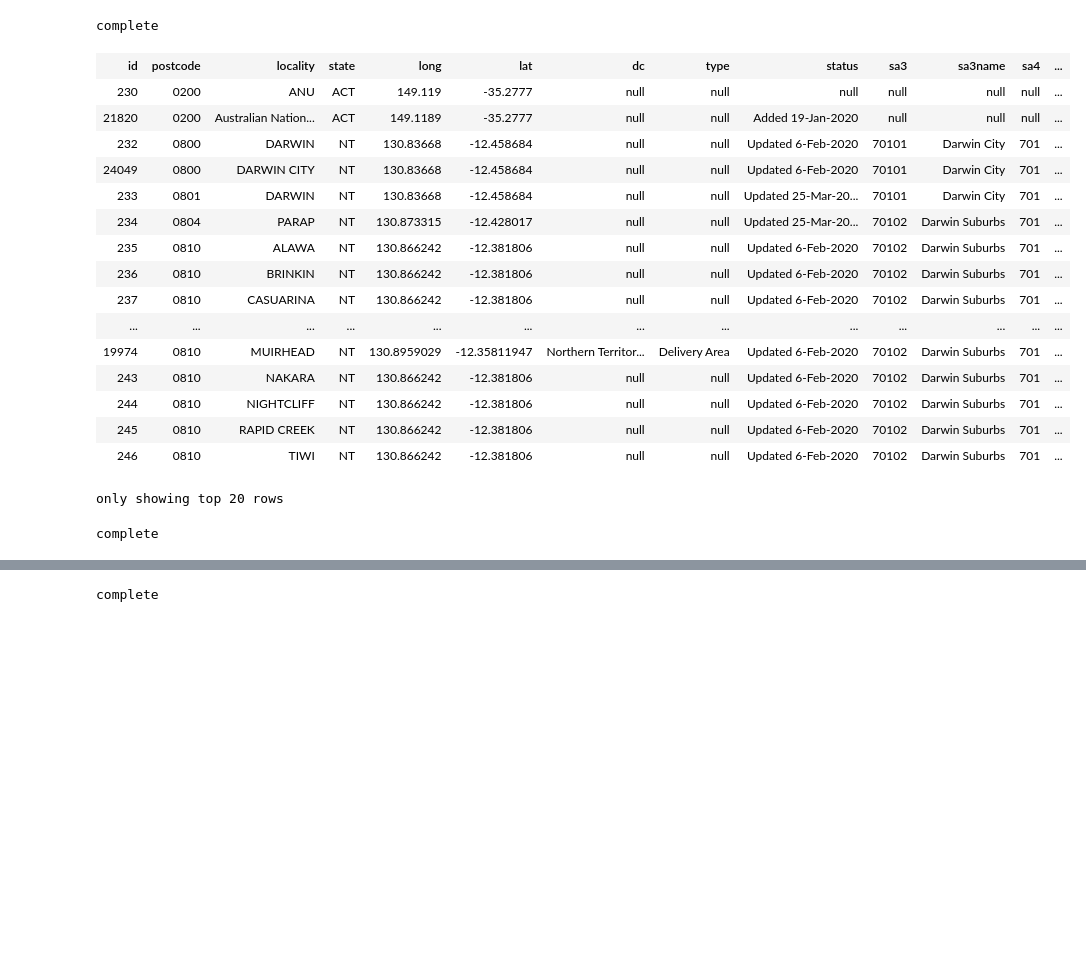
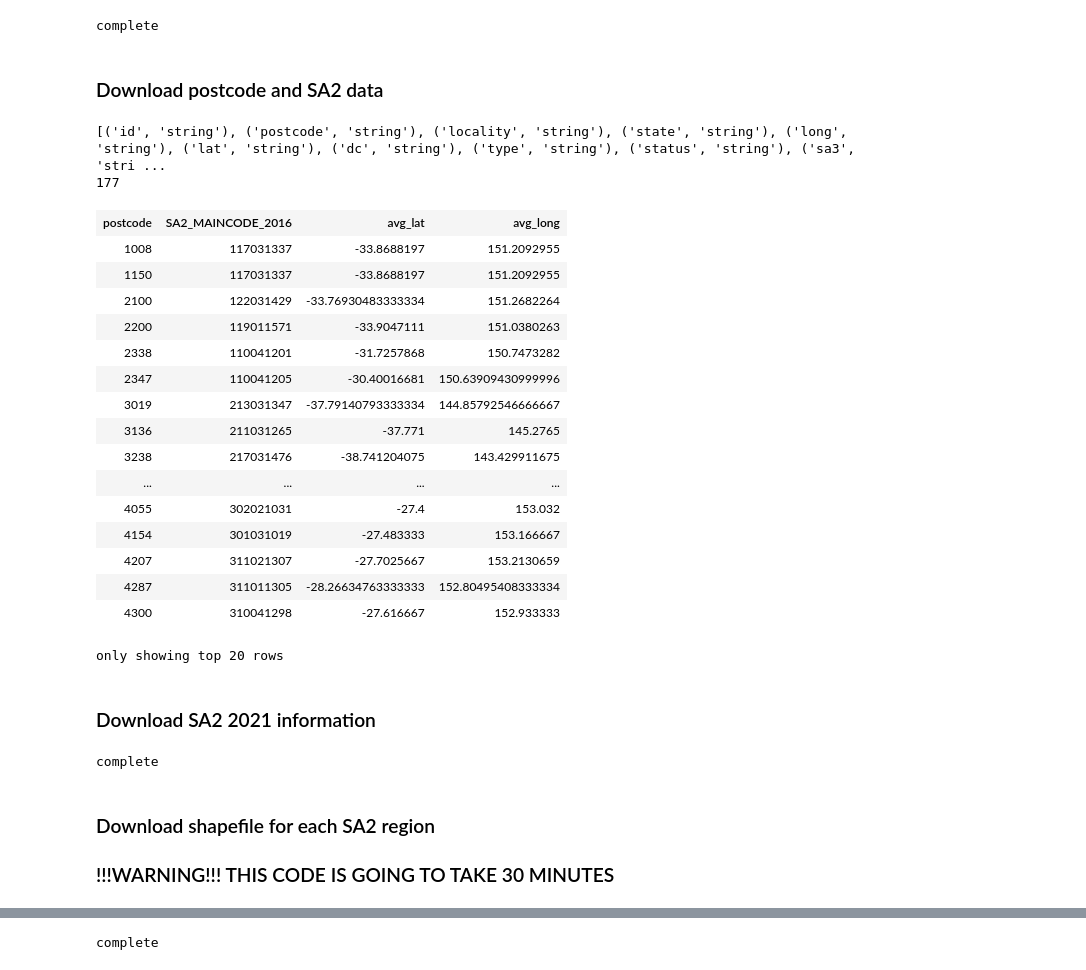
Before and after one commit to MAST30034-Applied-Data-Science/generic-buy-now-pay-later-project-group-16-project2-fighting-group, a Jupyter notebook: notebooks/Read_external_data.ipynb, the cells around one changed output, grey strips where cells are left out. Saved outputs shown, nothing was run; the diff lists cells and outputs as text; code cells hidden in the pictures; blank space fills up the shorter version.

```diff
--- a/notebooks/Read_external_data.ipynb
+++ b/notebooks/Read_external_data.ipynb
@@ -58,27 +69,47 @@ complete
 files = zipfile.ZipFile('../data/outer/total_pto2.zip','r')
 for file in files.namelist():
     files.extract(file, f"../data/outer/total_pto2")
+# %% [markdown]
+### Download postcode and SA2 data
 # %%
-post_sa2= spark.read.option("header",True).csv('../data/outer/total_pto2/matthewproctor-australianpostcodes-6f8a994/australian_postcodes.csv') #read the parquet
+post_sa2= spark.read.option("header",True).csv('../data/outer/total_pto2/matthewproctor-australianpostcodes-6f8a994/australian_postcodes.csv')
+print(post_sa2.dtypes)
+post_sa2 = post_sa2.select("id", "postcode", "Lat_precise", "Long_precise", "SA2_MAINCODE_2016")
+print(post_sa2.count() - post_sa2.na.drop().count())
+post_sa2 = post_sa2.na.drop()
+#177 rows with nulls dropped
+
+#get the average latitude and longitude of the postcode if it have duplicates
+post_sa2 = post_sa2\
+    .withColumn("Lat_double", post_sa2["Lat_precise"].cast("double"))\
+    .withColumn("Long_double", post_sa2["Long_precise"].cast("double"))
+post_sa2 = post_sa2\
+    .groupBy("postcode", "SA2_MAINCODE_2016")\
+    .agg(F.avg("Lat_double").alias("avg_lat"), F.avg("Long_double").alias("avg_long"))
+
 post_sa2
 # %% [output]
+[('id', 'string'), ('postcode', 'string'), ('locality', 'string'), ('state', 'string'), ('long', 'string'), ('lat', 'string'), ('dc', 'string'), ('type', 'string'), ('status', 'string'), ('sa3', 'stri ...
+177
-| id | postcode | locality | state | long | lat | dc | type | status | sa3 | sa3name | sa4 | ... |
-| 230 | 0200 | ANU | ACT | 149.119 | -35.2777 | null | null | null | null | null | null | ... |
-| 21820 | 0200 | Australian Nation... | ACT | 149.1189 | -35.2777 | null | null | Added 19-Jan-2020 | null | null | null | ... |
-| 232 | 0800 | DARWIN | NT | 130.83668 | -12.458684 | null | null | Updated 6-Feb-2020 | 70101 | Darwin City | 701 | ... |
-| 24049 | 0800 | DARWIN CITY | NT | 130.83668 | -12.458684 | null | null | Updated 6-Feb-2020 | 70101 | Darwin City | 701 | ... |
-| 233 | 0801 | DARWIN | NT | 130.83668 | -12.458684 | null | null | Updated 25-Mar-20... | 70101 | Darwin City | 701 | ... |
-| 234 | 0804 | PARAP | NT | 130.873315 | -12.428017 | null | null | Updated 25-Mar-20... | 70102 | Darwin Suburbs | 701 | ... |
-| 235 | 0810 | ALAWA | NT | 130.866242 | -12.381806 | null | null | Updated 6-Feb-2020 | 70102 | Darwin Suburbs | 701 | ... |
-| 236 | 0810 | BRINKIN | NT | 130.866242 | -12.381806 | null | null | Updated 6-Feb-2020 | 70102 | Darwin Suburbs | 701 | ... |
-| 237 | 0810 | CASUARINA | NT | 130.866242 | -12.381806 | null | null | Updated 6-Feb-2020 | 70102 | Darwin Suburbs | 701 | ... |
-| ... | ... | ... | ... | ... | ... | ... | ... | ... | ... | ... | ... | ... |
-| 19974 | 0810 | MUIRHEAD | NT | 130.8959029 | -12.35811947 | Northern Territor... | Delivery Area | Updated 6-Feb-2020 | 70102 | Darwin Suburbs | 701 | ... |
-| 243 | 0810 | NAKARA | NT | 130.866242 | -12.381806 | null | null | Updated 6-Feb-2020 | 70102 | Darwin Suburbs | 701 | ... |
-| 244 | 0810 | NIGHTCLIFF | NT | 130.866242 | -12.381806 | null | null | Updated 6-Feb-2020 | 70102 | Darwin Suburbs | 701 | ... |
-| 245 | 0810 | RAPID CREEK | NT | 130.866242 | -12.381806 | null | null | Updated 6-Feb-2020 | 70102 | Darwin Suburbs | 701 | ... |
-| 246 | 0810 | TIWI | NT | 130.866242 | -12.381806 | null | null | Updated 6-Feb-2020 | 70102 | Darwin Suburbs | 701 | ... |
+| postcode | SA2_MAINCODE_2016 | avg_lat | avg_long |
+| 1008 | 117031337 | -33.8688197 | 151.2092955 |
+| 1150 | 117031337 | -33.8688197 | 151.2092955 |
+| 2100 | 122031429 | -33.76930483333334 | 151.2682264 |
+| 2200 | 119011571 | -33.9047111 | 151.0380263 |
+| 2338 | 110041201 | -31.7257868 | 150.7473282 |
+| 2347 | 110041205 | -30.40016681 | 150.63909430999996 |
+| 3019 | 213031347 | -37.79140793333334 | 144.85792546666667 |
+| 3136 | 211031265 | -37.771 | 145.2765 |
+| 3238 | 217031476 | -38.741204075 | 143.429911675 |
+| ... | ... | ... | ... |
+| 4055 | 302021031 | -27.4 | 153.032 |
+| 4154 | 301031019 | -27.483333 | 153.166667 |
+| 4207 | 311021307 | -27.7025667 | 153.2130659 |
+| 4287 | 311011305 | -28.26634763333333 | 152.80495408333334 |
+| 4300 | 310041298 | -27.616667 | 152.933333 |
-only showing top 20 rows
+only showing top 20 rows
+# %% [markdown]
+### Download SA2 2021 information
 # %%
 url = "https://www.abs.gov.au/statistics/standards/australian-statistical-geography-standard-asgs-edition-3/jul2021-jun2026/access-and-downloads/digital-boundary-files/SA2_2021_AUST_SHP_GDA2020.zip"
 #year-month.parquet
@@ -92,4 +123,7 @@ complete
 files = zipfile.ZipFile('../data/outer/2021sa2_shapefile.zip','r')
 for file in files.namelist():
     files.extract(file, f"../data/outer/2021sa2_shapefile")
+# %% [markdown]
+### Download shapefile for each SA2 region
+### !!!WARNING!!! THIS CODE IS GOING TO TAKE 30 MINUTES
 # %%
```
Also changed, not shown: parts of 10 cells of this notebook.
